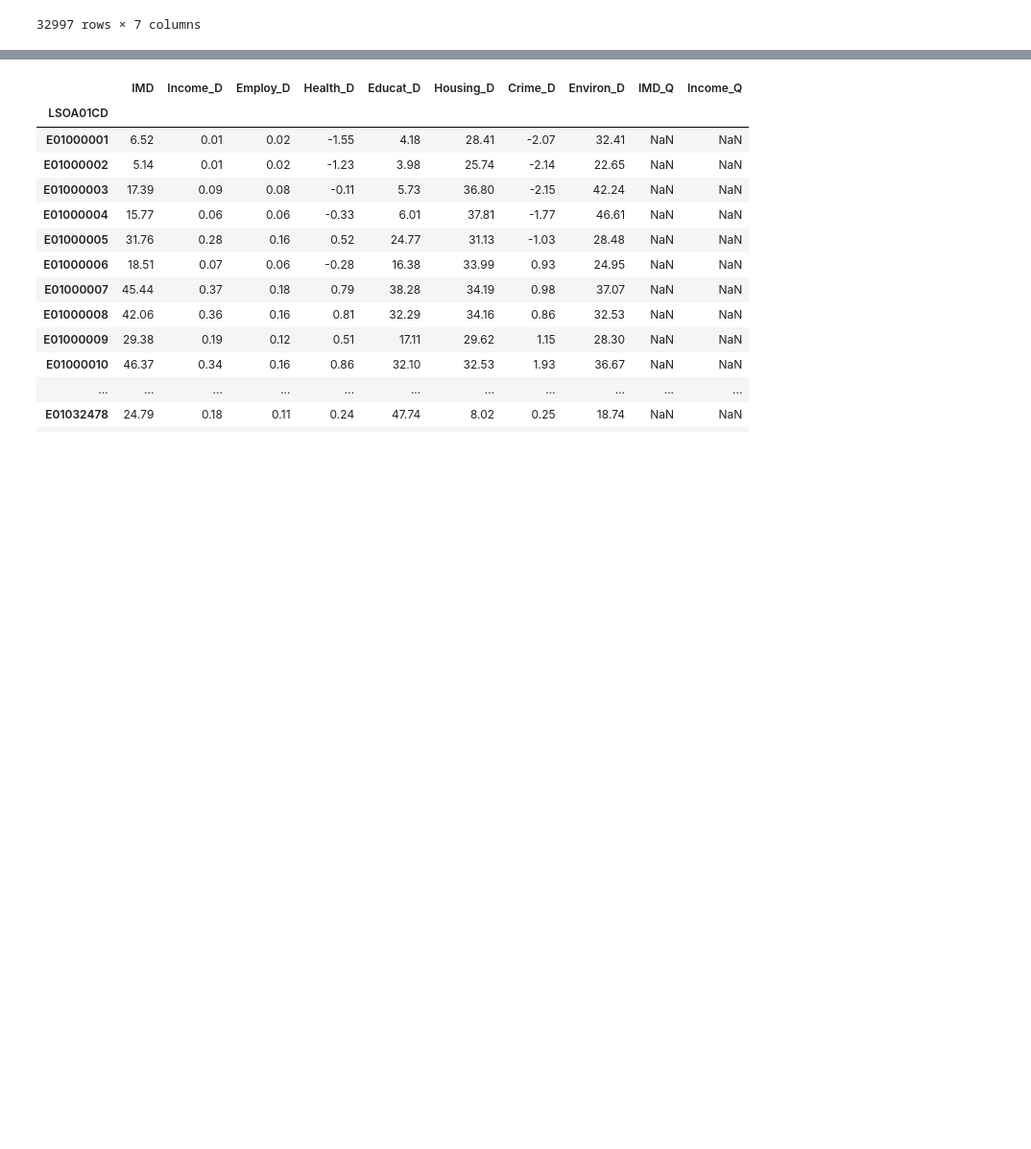
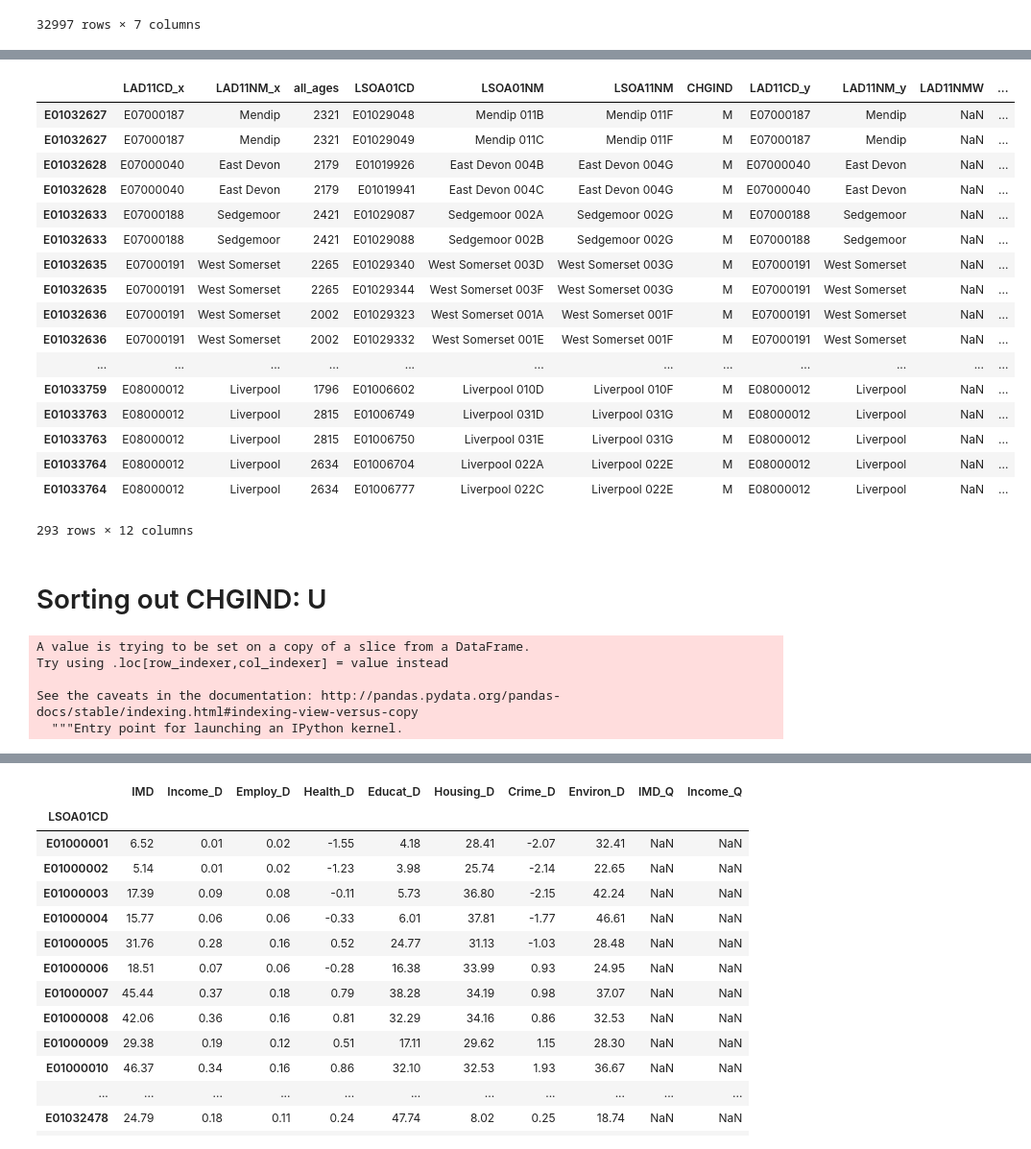
Before and after one commit to annalisasheehan/ICL_Diabetes, a Jupyter notebook: IMD04_LAD01.ipynb, the cells around one changed output, grey strips where cells are left out. Shown at 96% size. Drawn from its saved outputs; the diff is of its cells as text; code cells hidden in the pictures; blank space fills up the shorter version.

```diff
--- a/IMD04_LAD01.ipynb
+++ b/IMD04_LAD01.ipynb
@@ -128,0 +111,2 @@ pops_lu
+# %%
+pops_lu_M = pops_lu_M.set_index('LSOA11CD')
@@ -128,0 +135,2 @@ pops_lu
+# %%
+divide_df = pd.DataFrame(divide)
@@ -128,0 +158,25 @@ pops_lu
+# %%
+divide_df = divide_df.rename(columns={'LSOA11CD':'count'})
+# %%
+pops_lu_M_m = pops_lu_M.merge(divide_df, how='left', left_index=True, right_index=True)
+# %%
+pops_lu_M_m
+# %% [output]
+|  | LAD11CD_x | LAD11NM_x | all_ages | LSOA01CD | LSOA01NM | LSOA11NM | CHGIND | LAD11CD_y | LAD11NM_y | LAD11NMW | ... |
+| E01032627 | E07000187 | Mendip | 2321 | E01029048 | Mendip 011B | Mendip 011F | M | E07000187 | Mendip | NaN | ... |
+| E01032627 | E07000187 | Mendip | 2321 | E01029049 | Mendip 011C | Mendip 011F | M | E07000187 | Mendip | NaN | ... |
+| E01032628 | E07000040 | East Devon | 2179 | E01019926 | East Devon 004B | East Devon 004G | M | E07000040 | East Devon | NaN | ... |
+| E01032628 | E07000040 | East Devon | 2179 | E01019941 | East Devon 004C | East Devon 004G | M | E07000040 | East Devon | NaN | ... |
+| E01032633 | E07000188 | Sedgemoor | 2421 | E01029087 | Sedgemoor 002A | Sedgemoor 002G | M | E07000188 | Sedgemoor | NaN | ... |
+| E01032633 | E07000188 | Sedgemoor | 2421 | E01029088 | Sedgemoor 002B | Sedgemoor 002G | M | E07000188 | Sedgemoor | NaN | ... |
+| E01032635 | E07000191 | West Somerset | 2265 | E01029340 | West Somerset 003D | West Somerset 003G | M | E07000191 | West Somerset | NaN | ... |
+| E01032635 | E07000191 | West Somerset | 2265 | E01029344 | West Somerset 003F | West Somerset 003G | M | E07000191 | West Somerset | NaN | ... |
+| E01032636 | E07000191 | West Somerset | 2002 | E01029323 | West Somerset 001A | West Somerset 001F | M | E07000191 | West Somerset | NaN | ... |
+| E01032636 | E07000191 | West Somerset | 2002 | E01029332 | West Somerset 001E | West Somerset 001F | M | E07000191 | West Somerset | NaN | ... |
+| ... | ... | ... | ... | ... | ... | ... | ... | ... | ... | ... | ... |
+| E01033759 | E08000012 | Liverpool | 1796 | E01006602 | Liverpool 010D | Liverpool 010F | M | E08000012 | Liverpool | NaN | ... |
+| E01033763 | E08000012 | Liverpool | 2815 | E01006749 | Liverpool 031D | Liverpool 031G | M | E08000012 | Liverpool | NaN | ... |
+| E01033763 | E08000012 | Liverpool | 2815 | E01006750 | Liverpool 031E | Liverpool 031G | M | E08000012 | Liverpool | NaN | ... |
+| E01033764 | E08000012 | Liverpool | 2634 | E01006704 | Liverpool 022A | Liverpool 022E | M | E08000012 | Liverpool | NaN | ... |
+| E01033764 | E08000012 | Liverpool | 2634 | E01006777 | Liverpool 022C | Liverpool 022E | M | E08000012 | Liverpool | NaN | ... |
+293 rows × 12 columns
@@ -128,0 +185,10 @@ pops_lu
+# %% [markdown]
+# Sorting out CHGIND: U
+# %%
+pops_lu_U['age']= pops_lu_U['all_ages']
+# %% [output]
+A value is trying to be set on a copy of a slice from a DataFrame.
+Try using .loc[row_indexer,col_indexer] = value instead
+
+See the caveats in the documentation: http://pandas.pydata.org/pandas-docs/stable/indexing.html#indexing-view-versus-copy
+  """Entry point for launching an IPython kernel.
```
Also changed, not shown: parts of 25 cells of this notebook.
